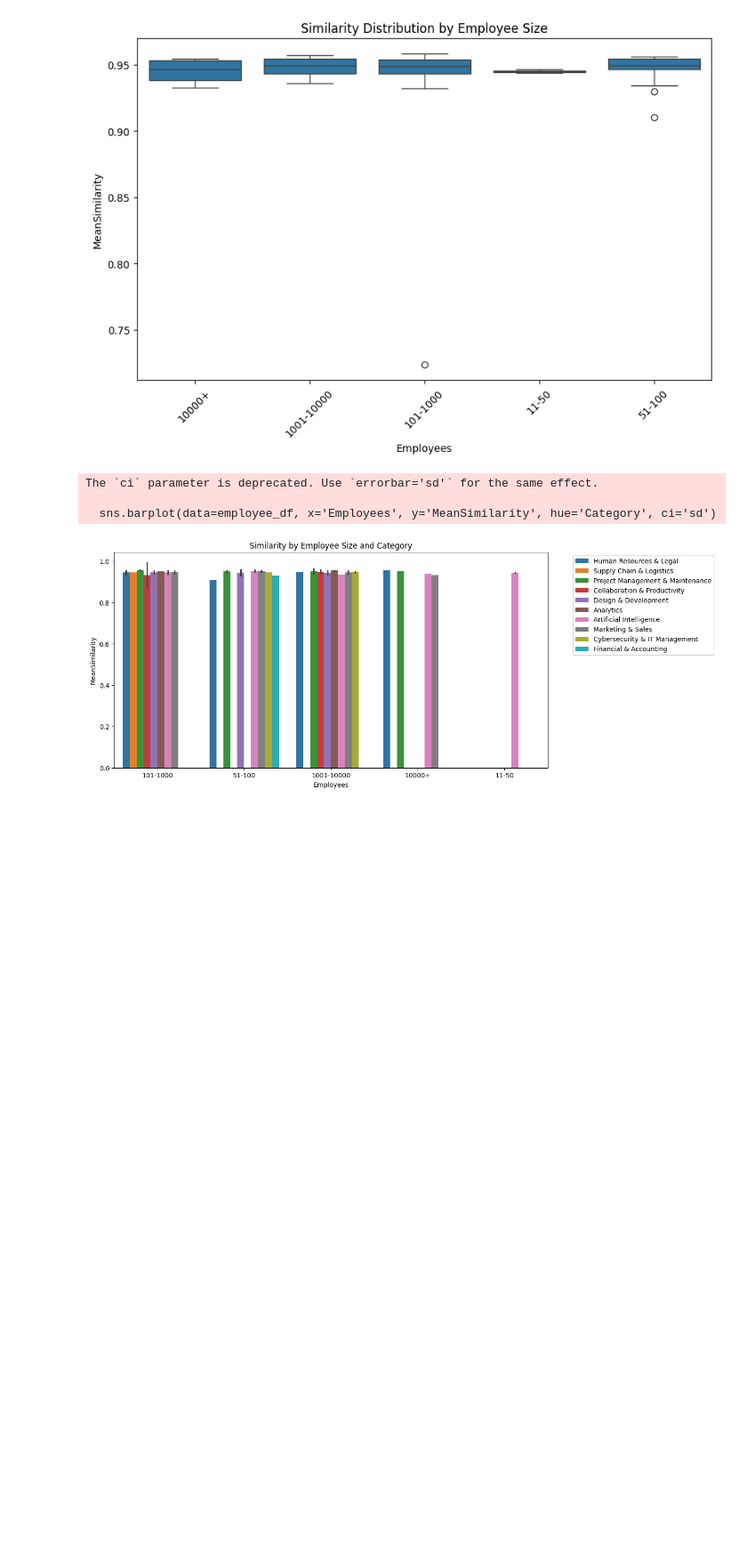
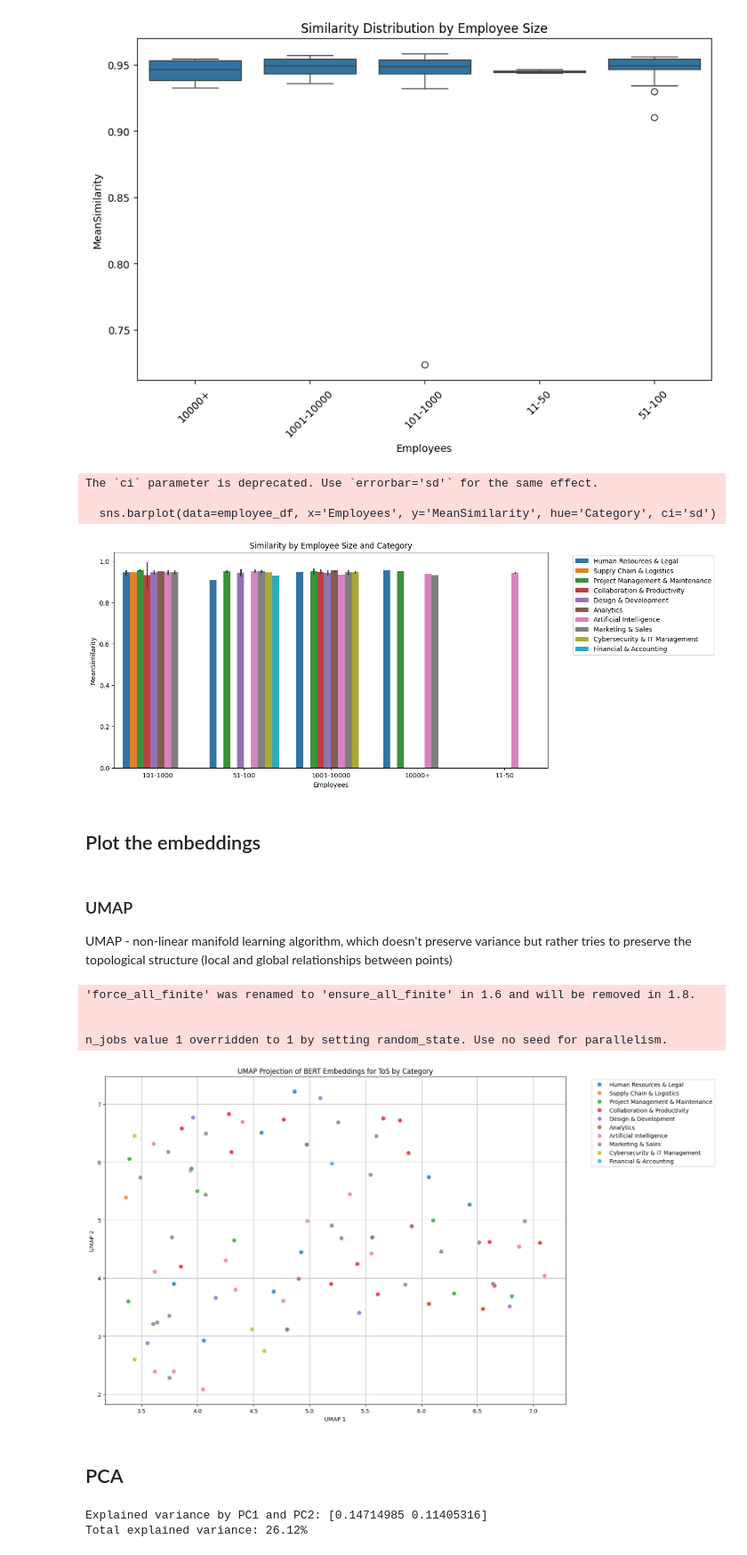
Before and after one commit to kasztelmacko/law_ml, a Jupyter notebook: simmilarity.ipynb, the cells around one changed output. Shown at 89% size. Saved outputs shown, nothing was run; the diff lists cells and outputs as text; code cells hidden in the pictures; blank space fills up the shorter version.

Commit message:
added UMAP, t-SNE and PCA comparisons

```diff
--- a/simmilarity.ipynb
+++ b/simmilarity.ipynb
@@ -217,3 +220,66 @@ The `ci` parameter is deprecated. Use `errorbar='sd'` for the same effect.
 
   sns.barplot(data=employee_df, x='Employees', y='MeanSimilarity', hue='Category', ci='sd')
 [figure]
+# %% [markdown]
+## Plot the embeddings
+# %% [markdown]
+### UMAP
+
+UMAP - non-linear manifold learning algorithm, which doesn't preserve variance but rather tries to preserve the topological structure (local and global relationships between points)
+# %%
+embeddings_df = pd.DataFrame([
+    {"filename": fname, "embedding": emb}
+    for fname, emb in embeddings.items()
+])
+
+embeddings_df['Company'] = embeddings_df['filename'].str.replace('.txt', '', regex=False)
+metadata_df = pd.read_csv("data/terms_of_service.csv")
+embeddings_df = embeddings_df.merge(metadata_df[['Company', 'Category']], on='Company', how='left')
+# %%
+X = np.stack(embeddings_df['embedding'].values)
+reducer = umap.UMAP(n_components=2, random_state=42)
+X_umap = reducer.fit_transform(X)
+
+embeddings_df['x'] = X_umap[:, 0]
+embeddings_df['y'] = X_umap[:, 1]
+# %% [output]
+'force_all_finite' was renamed to 'ensure_all_finite' in 1.6 and will be removed in 1.8.
+
+
+n_jobs value 1 overridden to 1 by setting random_state. Use no seed for parallelism.
+# %%
+plt.figure(figsize=(12, 9))
+sns.scatterplot(
+    data=embeddings_df,
+    x='x',
+    y='y',
+    hue='Category',
+    palette='tab10',
+    s=60,
+    alpha=0.8
+)
+
+plt.title("UMAP Projection of BERT Embeddings for ToS by Category")
+plt.xlabel("UMAP 1")
+plt.ylabel("UMAP 2")
+plt.grid(True)
+plt.tight_layout()
+plt.legend(bbox_to_anchor=(1.05, 1), loc='upper left')
+plt.show()
+# %% [output]
+[figure, added]
+# %% [markdown]
+## PCA
+# %%
+pca = PCA(n_components=2)
+X_pca = pca.fit_transform(X)
+
+explained = pca.explained_variance_ratio_
+print(f"Explained variance by PC1 and PC2: {explained}")
+print(f"Total explained variance: {explained.sum():.2%}")
+
+embeddings_df['x_pca'] = X_pca[:, 0]
+embeddings_df['y_pca'] = X_pca[:, 1]
+# %% [output]
+Explained variance by PC1 and PC2: [0.14714985 0.11405316]
+Total explained variance: 26.12%
```
Also changed, not shown: parts of 5 cells of this notebook.
